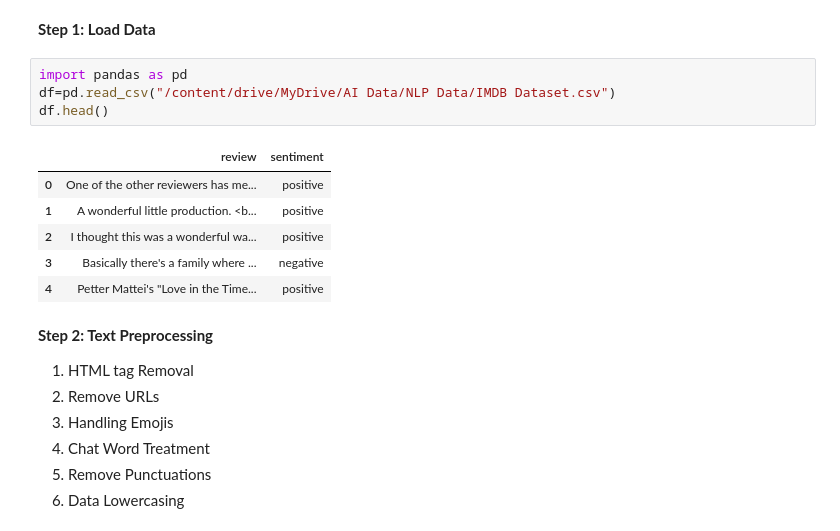
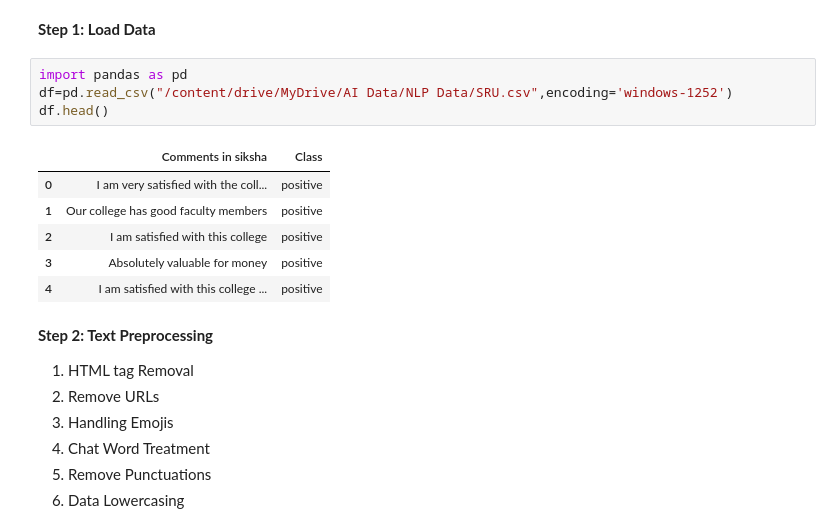
Before and after one commit to vvrgit/NLP-LAB, a Jupyter notebook: Text_Classification.ipynb, the cells around one changed output. Cells and saved outputs as stored; diff of their text form.

```diff
--- a/Text_Classification.ipynb
+++ b/Text_Classification.ipynb
@@ -41,15 +41,15 @@ Classify the rating of movie as positive or negative based on viewer review avai
 **Step 1: Load Data**
 # %%
 import pandas as pd
-df=pd.read_csv("/content/drive/MyDrive/AI Data/NLP Data/IMDB Dataset.csv")
+df=pd.read_csv("/content/drive/MyDrive/AI Data/NLP Data/SRU.csv",encoding='windows-1252')
 df.head()
 # %% [output]
-|  | review | sentiment |
-| 0 | One of the other reviewers has me... | positive |
-| 1 | A wonderful little production. <b... | positive |
-| 2 | I thought this was a wonderful wa... | positive |
-| 3 | Basically there's a family where ... | negative |
-| 4 | Petter Mattei's "Love in the Time... | positive |
+|  | Comments in siksha | Class |
+| 0 | I am very satisfied with the coll... | positive |
+| 1 | Our college has good faculty members | positive |
+| 2 | I am satisfied with this college | positive |
+| 3 | Absolutely valuable for money | positive |
+| 4 | I am satisfied with this college ... | positive |
 # %% [markdown]
 **Step 2: Text Preprocessing**
 
```
Also changed, not shown: parts of 142 cells of this notebook.
